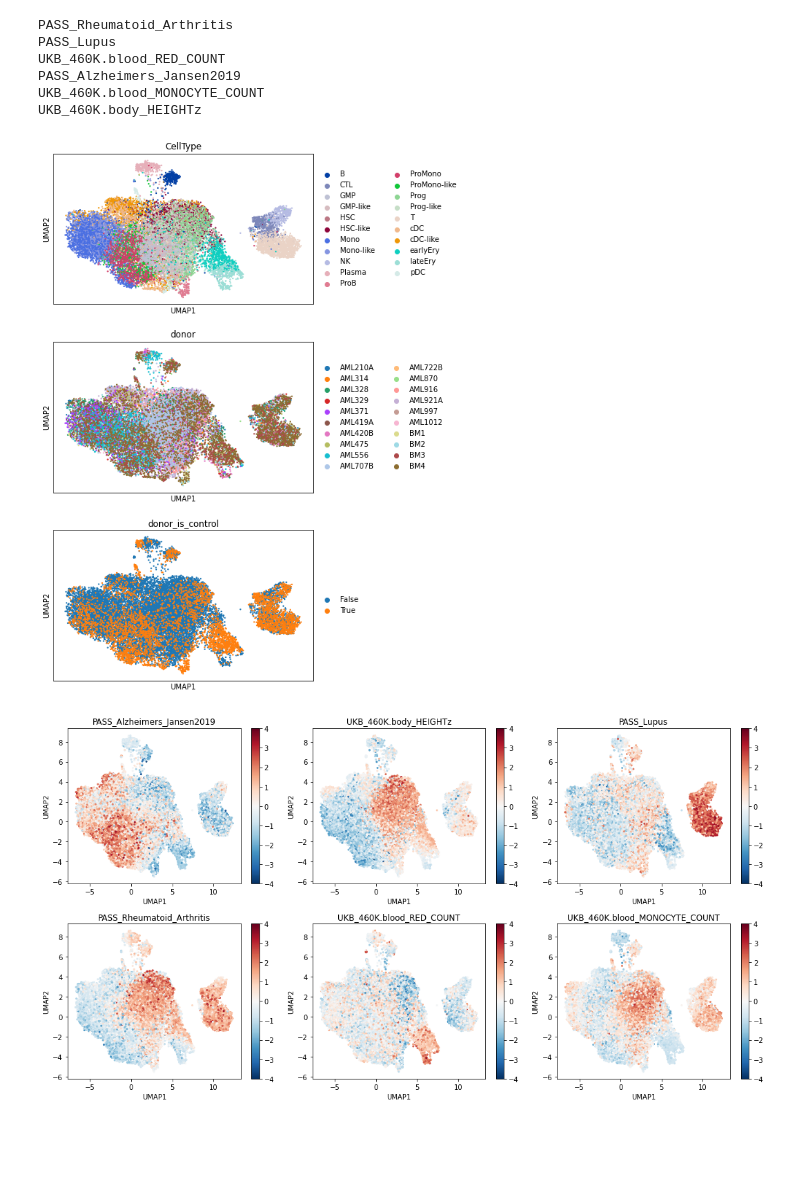
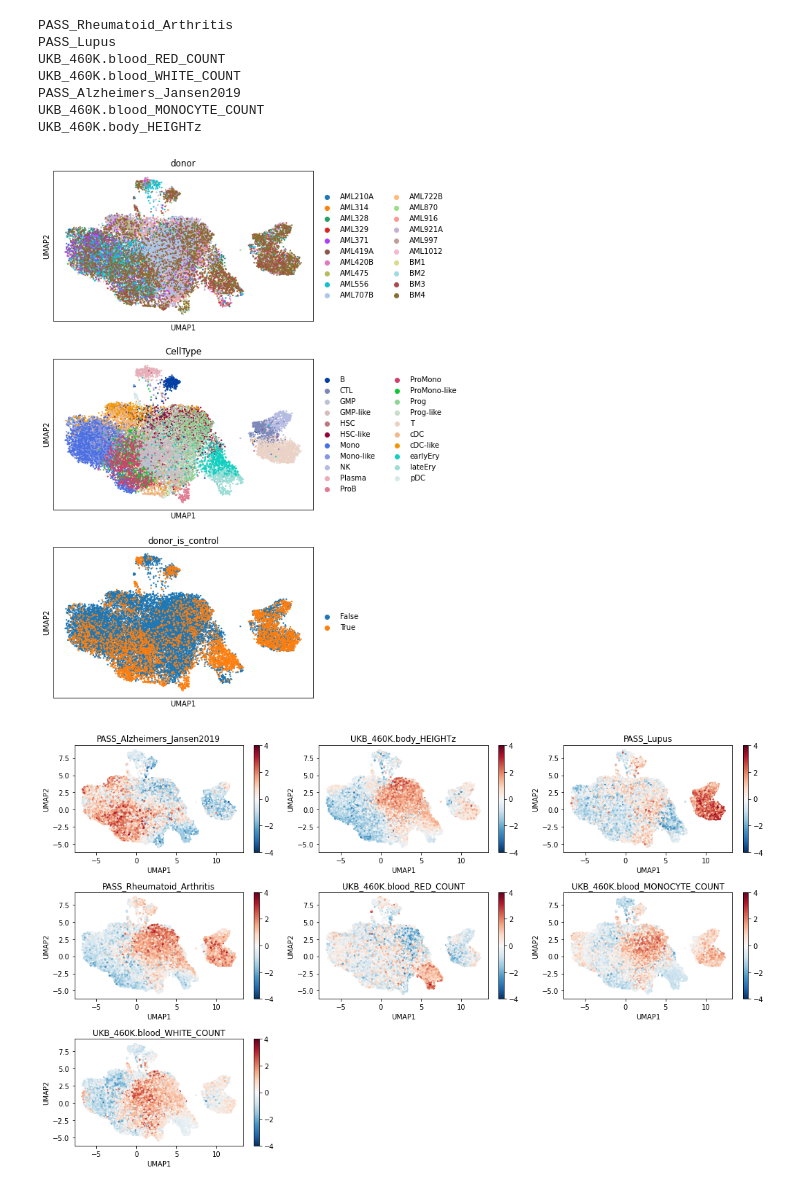
Before and after one commit to martinjzhang/scDRS, a Jupyter notebook: experiments/job.vangalen2019/notebook.ipynb, the cells around one changed output. Drawn from its saved outputs; the diff is of its cells as text; code cells hidden in the pictures; blank space fills up the shorter version.

Commit message:
update analysis notebook for data from van Galen et al. 2019

```diff
--- a/experiments/job.vangalen2019/notebook.ipynb
+++ b/experiments/job.vangalen2019/notebook.ipynb
@@ -36,11 +36,3 @@ else:
 sc.pp.neighbors(adata, use_rep="X_scVI")
 sc.tl.leiden(adata)
 sc.tl.umap(adata)
-# %%
-adata.obs["donor_is_control"] = adata.obs["donor"].str.startswith("BM").astype("category")
-sc.pl.umap(
-    adata,
-    color=["donor", "leiden", "CellType", "donor_is_control"],
-    frameon=False,
-    ncols=1,
-)
@@ -53,7 +43,9 @@ GS_FILE = "/n/holystore01/LABS/price_lab/Users/mjzhang/scTRS_data/gs_file/gwas_m
 df_gs = pd.read_csv(GS_FILE, sep='\t')
 df_gs.index = df_gs['TRAIT']
 
-trait_list = ["PASS_Alzheimers_Jansen2019", "UKB_460K.body_HEIGHTz", "PASS_Lupus", "PASS_Rheumatoid_Arthritis", "UKB_460K.blood_RED_COUNT", "UKB_460K.blood_MONOCYTE_COUNT"]
+trait_list = ["PASS_Alzheimers_Jansen2019", "UKB_460K.body_HEIGHTz", "PASS_Lupus",
+              "PASS_Rheumatoid_Arthritis", "UKB_460K.blood_RED_COUNT", "UKB_460K.blood_MONOCYTE_COUNT",
+              "UKB_460K.blood_WHITE_COUNT"]
 df_gs = df_gs[df_gs.TRAIT.isin(trait_list)]
 # %%
 df_res_dict = dict()
@@ -69,15 +61,30 @@ for trait in df_gs.index:
 PASS_Rheumatoid_Arthritis
 PASS_Lupus
 UKB_460K.blood_RED_COUNT
+UKB_460K.blood_WHITE_COUNT
 PASS_Alzheimers_Jansen2019
 UKB_460K.blood_MONOCYTE_COUNT
 UKB_460K.body_HEIGHTz
 # %%
 zsc_dict = dict()
 for trait in trait_list:
     zsc_dict[trait] = df_res_dict[trait]["zscore"].reindex(adata.obs.index).values
 score_index = adata.obs.index
-util.plot_score_umap(zsc_dict, score_index, adata, n_col=3, umap_color=["CellType", "donor", "donor_is_control"])
+
+# plot z-score
+util.plot_score_umap(zsc_dict, score_index, adata, umap_color=["donor", "CellType", "donor_is_control"], n_col=3)
+
+# plot cell type legend on data to see clearly the cell types
+fig, ax = plt.subplots(nrows=1, figsize=(12, 6))
+sc.pl.umap(
+    adata,
+    color=["CellType"],
+    legend_loc="on data",
+    ncols=1,
+    ax=ax,
+    size=15
+)
+plt.show()
 # %% [output]
-[figure, old version]
+[figure, new version]
-[figure, old version]
+[figure, new version]
```
Also changed, not shown: parts of 4 cells of this notebook, 1 other file.
